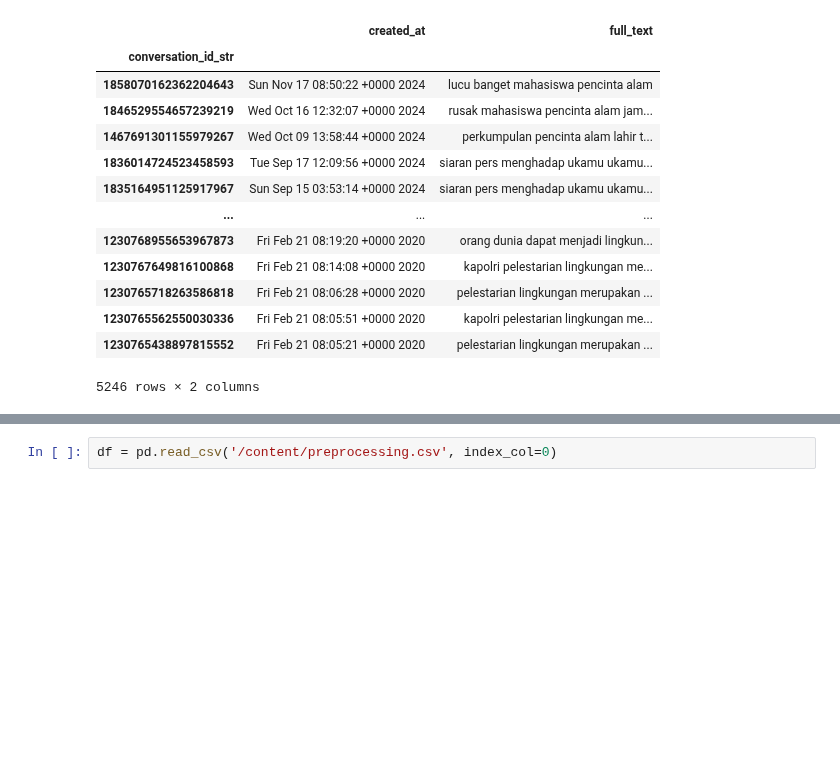
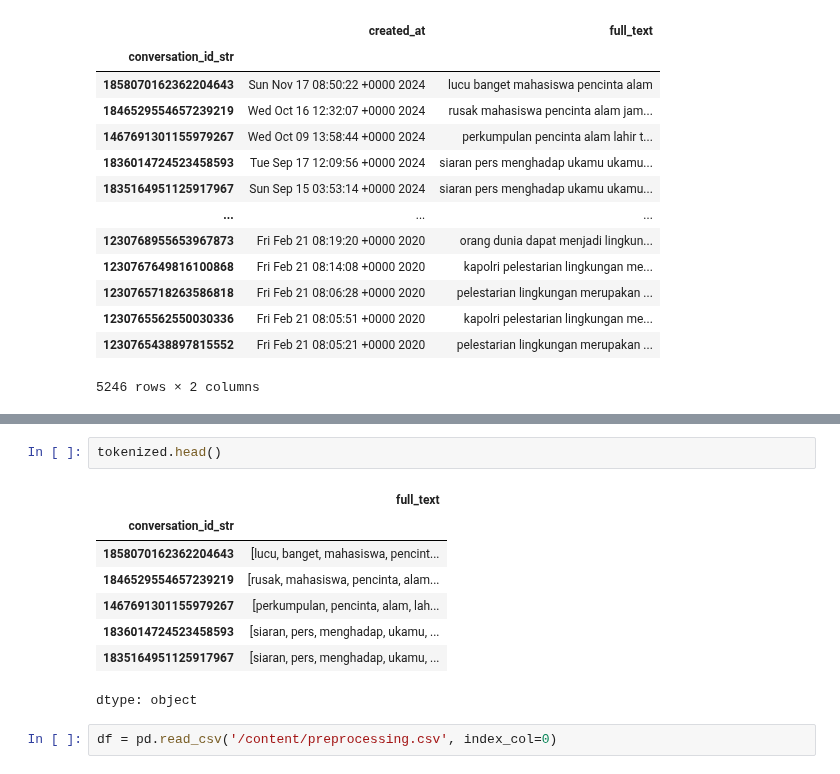
Before and after one commit to tiara070403/skripsi, a Jupyter notebook: skripsifiksss.ipynb, the cells around one changed output, grey strips where cells are left out. Drawn from its saved outputs; the diff is of its cells as text; blank space fills up the shorter version.

```diff
--- a/skripsifiksss.ipynb
+++ b/skripsifiksss.ipynb
@@ -261,3 +269,14 @@ kumpul cinta alam lahir tahun 1953 diri awibowo jutidak terbit majalah cinta ala
 KeyboardInterrupt:
+# %%
+tokenized.head()
+# %% [output]
+|  | full_text |
+| conversation_id_str |  |
+| 1858070162362204643 | [lucu, banget, mahasiswa, pencint... |
+| 1846529554657239219 | [rusak, mahasiswa, pencinta, alam... |
+| 1467691301155979267 | [perkumpulan, pencinta, alam, lah... |
+| 1836014724523458593 | [siaran, pers, menghadap, ukamu, ... |
+| 1835164951125917967 | [siaran, pers, menghadap, ukamu, ... |
+dtype: object
 # %%
 df = pd.read_csv('/content/preprocessing.csv', index_col=0)
```
Also changed, not shown: parts of 6 cells of this notebook.
